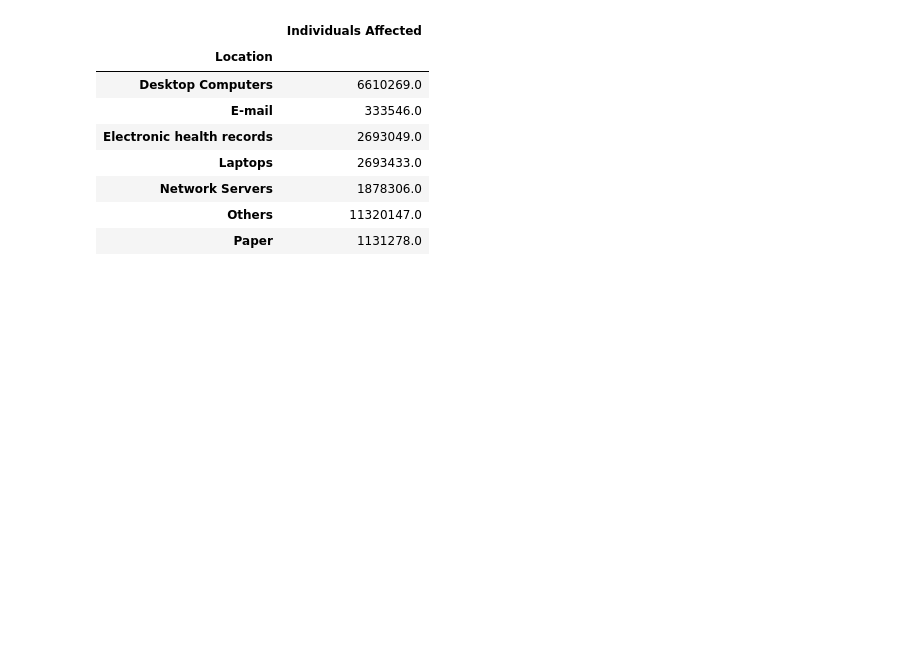
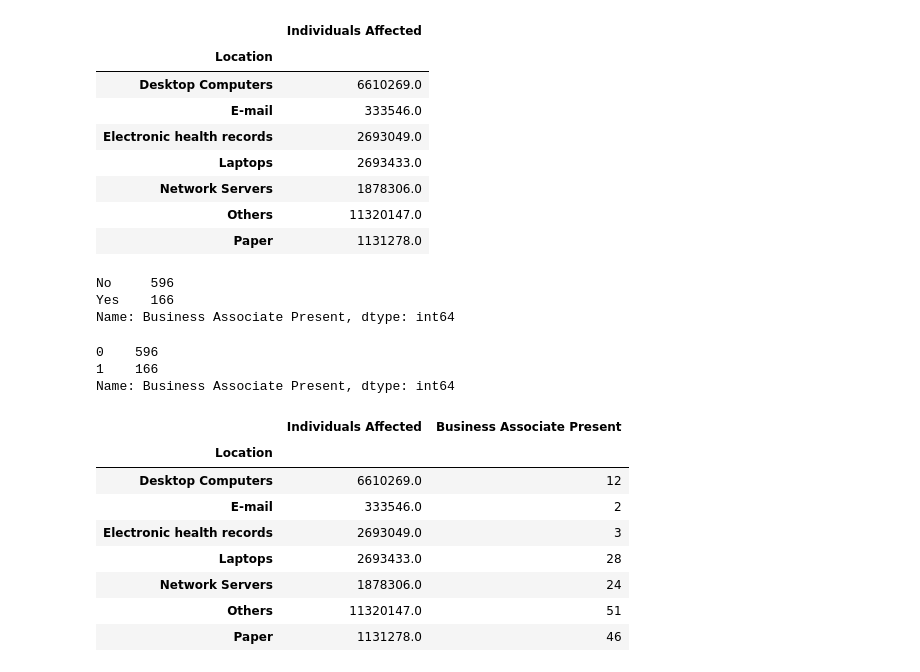
Before and after one commit to noelthomas28/2022Fall_projects, a Jupyter notebook: IS597PR_Final_Project.ipynb, the cells around one changed output. Drawn from its saved outputs; the diff is of its cells as text; code cells hidden in the pictures; blank space fills up the shorter version.

Commit message:
Fixed 'Business Associate Present' column

```diff
--- a/IS597PR_Final_Project.ipynb
+++ b/IS597PR_Final_Project.ipynb
@@ -193,3 +193,29 @@ df1.groupby(['Location']).sum()
 | Network Servers | 1878306.0 |
 | Others | 11320147.0 |
 | Paper | 1131278.0 |
+# %%
+df1['Business Associate Present'].value_counts()
+# %% [output]
+No     596
+Yes    166
+Name: Business Associate Present, dtype: int64
+# %%
+df1['Business Associate Present'] = df1['Business Associate Present'].map({'Yes':1, 'No':0})
+# %%
+df1['Business Associate Present'].value_counts()
+# %% [output]
+0    596
+1    166
+Name: Business Associate Present, dtype: int64
+# %%
+df1.groupby(['Location']).sum()
+# %% [output]
+|  | Individuals Affected | Business Associate Present |
+| Location |  |  |
+| Desktop Computers | 6610269.0 | 12 |
+| E-mail | 333546.0 | 2 |
+| Electronic health records | 2693049.0 | 3 |
+| Laptops | 2693433.0 | 28 |
+| Network Servers | 1878306.0 | 24 |
+| Others | 11320147.0 | 51 |
+| Paper | 1131278.0 | 46 |
```
